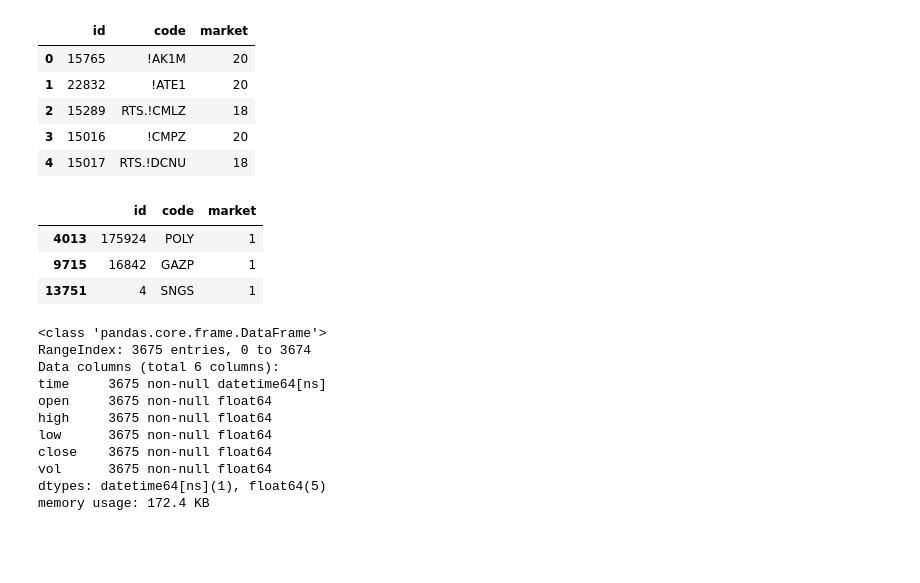
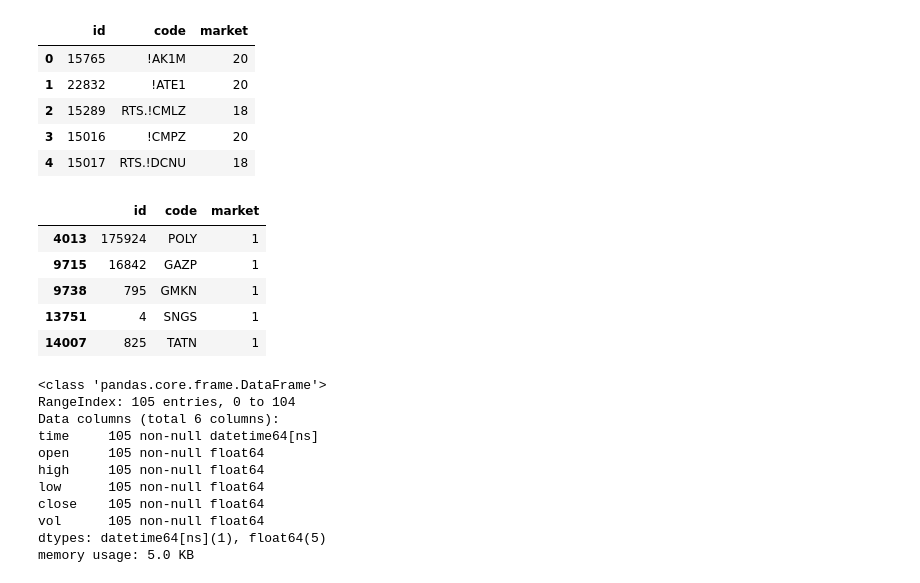
Before and after one commit to koi8-r/ML, a Jupyter notebook: FinamStocks.ipynb, the cells around one changed output. Cells and saved outputs as stored; diff of their text form; code cells hidden in the pictures; blank space fills up the shorter version.

```diff
--- a/FinamStocks.ipynb
+++ b/FinamStocks.ipynb
@@ -163,15 +164,19 @@ set_option('display.max_columns', 50)
 set_option('display.max_rows', 32)
 set_option('display.width', 500)
 # %%
-tickers[ ((tickers['code'] == 'SNGS') |
+tickers[( (tickers['code'] == 'SNGS') |
           (tickers['code'] == 'GAZP') |
+          (tickers['code'] == 'TATN') |
+          (tickers['code'] == 'GMKN') |
           (tickers['code'] == 'POLY') ) &
-         (tickers['market'] == 1) ]
+          (tickers['market'] == 1) ]
 # %% [output]
 |  | id | code | market |
 | 4013 | 175924 | POLY | 1 |
 | 9715 | 16842 | GAZP | 1 |
+| 9738 | 795 | GMKN | 1 |
 | 13751 | 4 | SNGS | 1 |
+| 14007 | 825 | TATN | 1 |
 # %%
 from yarl import URL
 
@@ -211,18 +220,16 @@ async def download_csv(ua, _id, _ticker, date):
     assert res.closed
     return _csv
 # %%
-# <DATE>;<TIME>;<OPEN>;<HIGH>;<LOW>;<CLOSE>;<VOL>
-
-
 from datetime import datetime as dt
 from aiohttp import ClientSession as UA, TCPConnector
 from datetime import datetime as dt, timedelta as td
+from finam_csv_loader import download_5min_simple
 from asyncio import sleep
 import pandas as pd
 import io
 
 
-ticker_code, ticker_id, days_num = 'GAZP', 16842, 50
+ticker_code, ticker_id, days_num = 'TATN', 825, 1
 
 
 ua = UA(connector=TCPConnector(limit=5))
@@ -232,7 +239,7 @@ df = None  # pd.DataFrame([], columns=cols)
 for diff in range(days_num):
     # d = dt(2019, 4, 17).date() - td(days=diff)
     d = dt.now().date() - td(days=diff)
-    file = await download_csv(ua, ticker_id, ticker_code, d)
+    file = await download_5min_simple(ua, ticker_id, ticker_code, d)
     _df = pd.read_csv(io.StringIO(file),
                       header=0, sep=';', decimal='.', encoding='cp1251',
                       usecols=[1,2,3,4,5,6],
@@ -254,16 +261,16 @@ df['vol'] = df['vol'].astype(float)
 df.info()
 # %% [output]
 <class 'pandas.core.frame.DataFrame'>
-RangeIndex: 3675 entries, 0 to 3674
+RangeIndex: 105 entries, 0 to 104
 Data columns (total 6 columns):
-time     3675 non-null datetime64[ns]
-open     3675 non-null float64
-high     3675 non-null float64
-low      3675 non-null float64
-close    3675 non-null float64
-vol      3675 non-null float64
+time     105 non-null datetime64[ns]
+open     105 non-null float64
+high     105 non-null float64
+low      105 non-null float64
+close    105 non-null float64
+vol      105 non-null float64
 dtypes: datetime64[ns](1), float64(5)
-memory usage: 172.4 KB
+memory usage: 5.0 KB
 # %%
 %matplotlib inline
 
```
Also changed, not shown: parts of 8 cells of this notebook, 7 other files.
